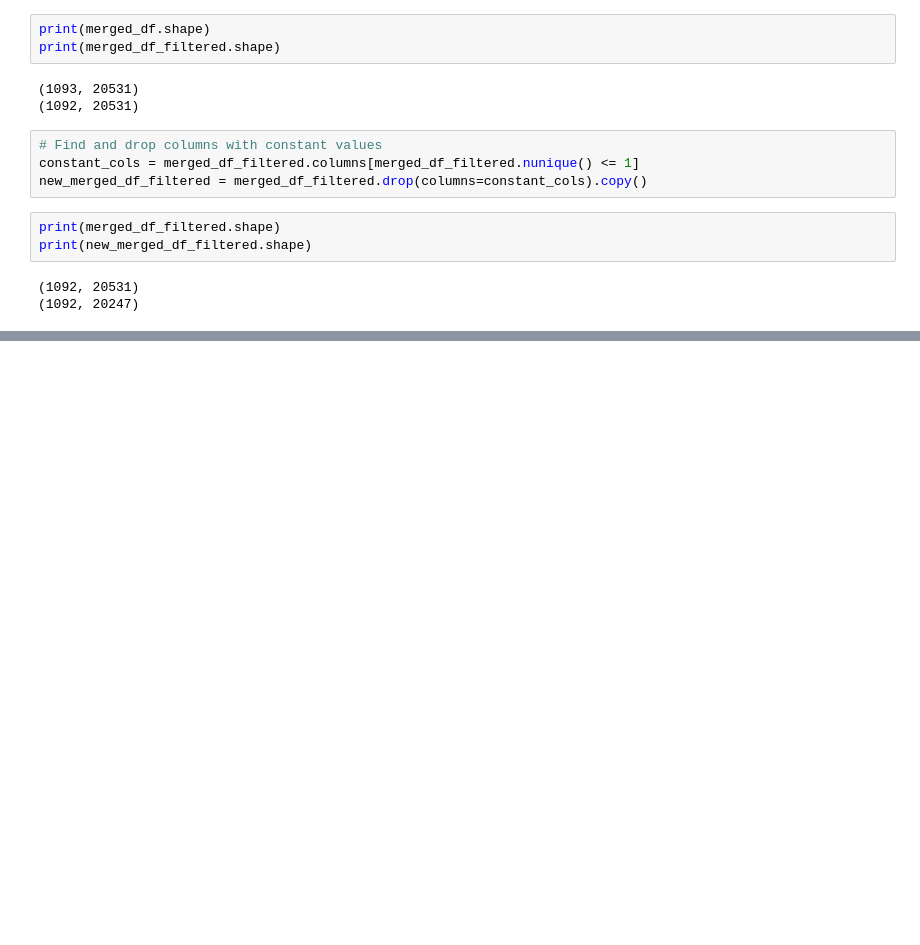
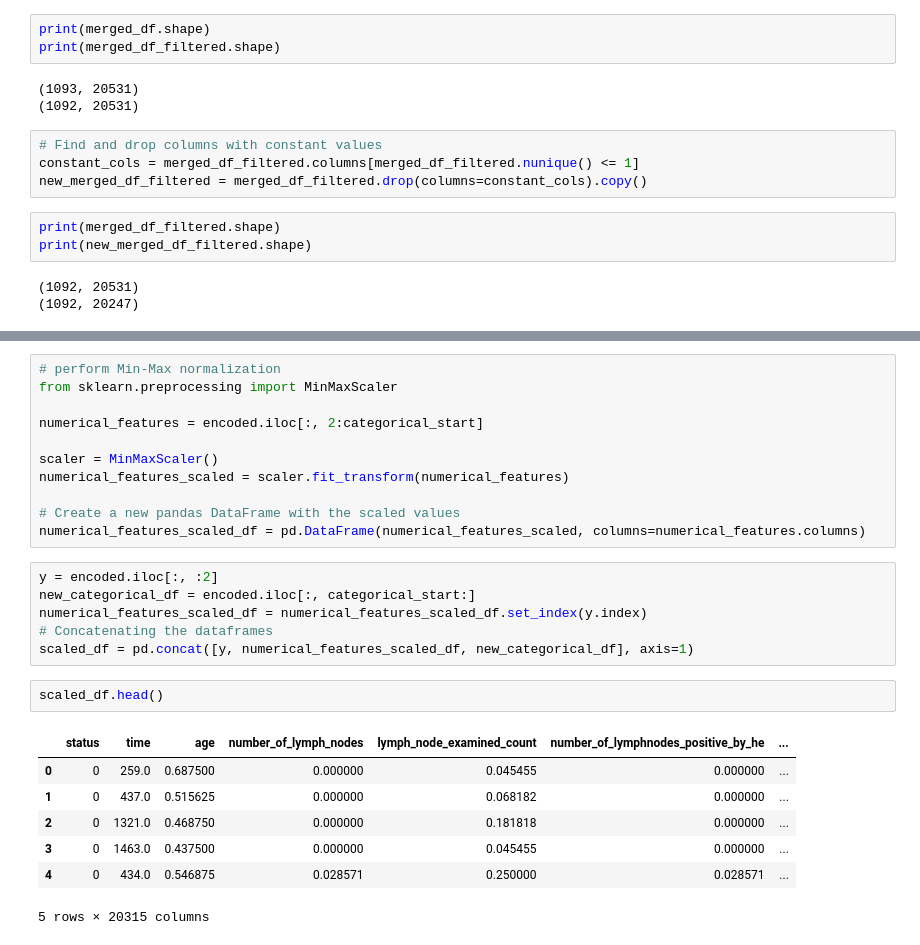
Before and after one commit to ZiyuWang1121/Investigating-machine-learning-methods-for-survival-prediction, a Jupyter notebook: Data_Preprocessing.ipynb, the cells around one changed output, grey strips where cells are left out. Cells and saved outputs as stored; diff of their text form; blank space fills up the shorter version.

```diff
--- a/Data_Preprocessing.ipynb
+++ b/Data_Preprocessing.ipynb
@@ -315,0 +359,27 @@ new_merged_df_filtered_encoded
+# %%
+# perform Min-Max normalization
+from sklearn.preprocessing import MinMaxScaler
+
+numerical_features = encoded.iloc[:, 2:categorical_start]
+
+scaler = MinMaxScaler()
+numerical_features_scaled = scaler.fit_transform(numerical_features)
+
+# Create a new pandas DataFrame with the scaled values
+numerical_features_scaled_df = pd.DataFrame(numerical_features_scaled, columns=numerical_features.columns)
+# %%
+y = encoded.iloc[:, :2]
+new_categorical_df = encoded.iloc[:, categorical_start:]
+numerical_features_scaled_df = numerical_features_scaled_df.set_index(y.index)
+# Concatenating the dataframes
+scaled_df = pd.concat([y, numerical_features_scaled_df, new_categorical_df], axis=1)
+# %%
+scaled_df.head()
+# %% [output]
+|  | status | time | age | number_of_lymph_nodes | lymph_node_examined_count | number_of_lymphnodes_positive_by_he | ... |
+| 0 | 0 | 259.0 | 0.687500 | 0.000000 | 0.045455 | 0.000000 | ... |
+| 1 | 0 | 437.0 | 0.515625 | 0.000000 | 0.068182 | 0.000000 | ... |
+| 2 | 0 | 1321.0 | 0.468750 | 0.000000 | 0.181818 | 0.000000 | ... |
+| 3 | 0 | 1463.0 | 0.437500 | 0.000000 | 0.045455 | 0.000000 | ... |
+| 4 | 0 | 434.0 | 0.546875 | 0.028571 | 0.250000 | 0.028571 | ... |
+5 rows × 20315 columns
```
Also changed, not shown: parts of 28 cells of this notebook.
